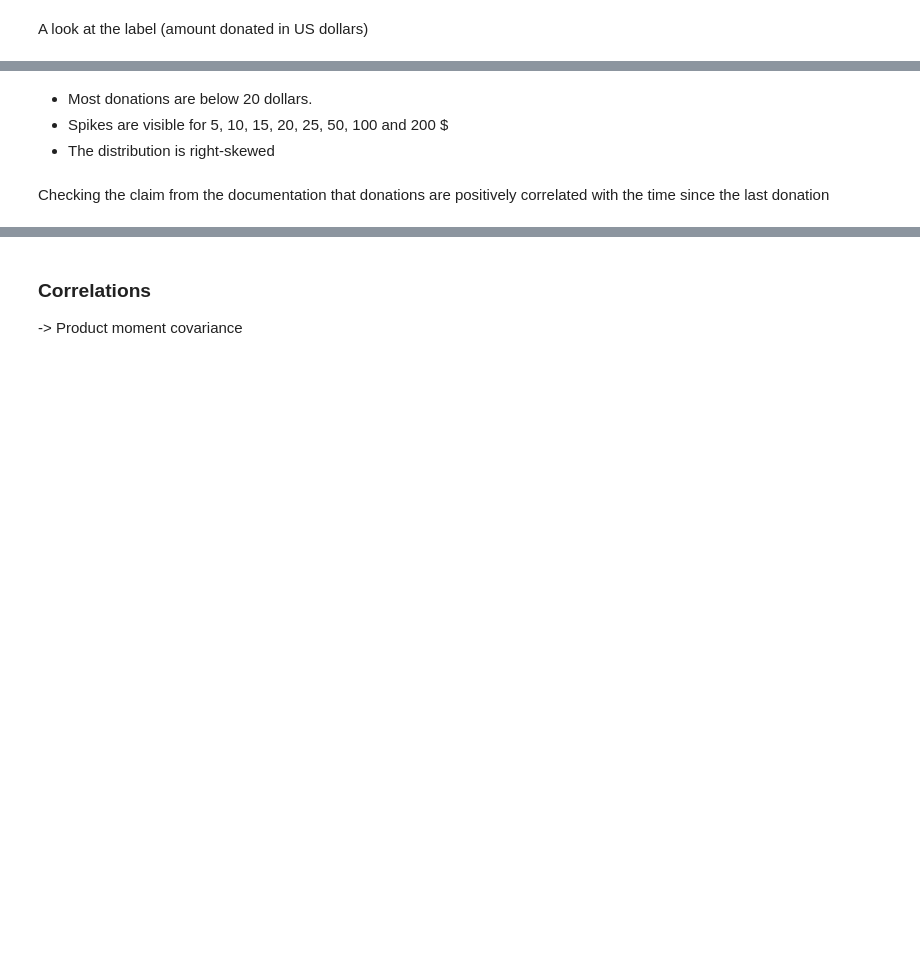
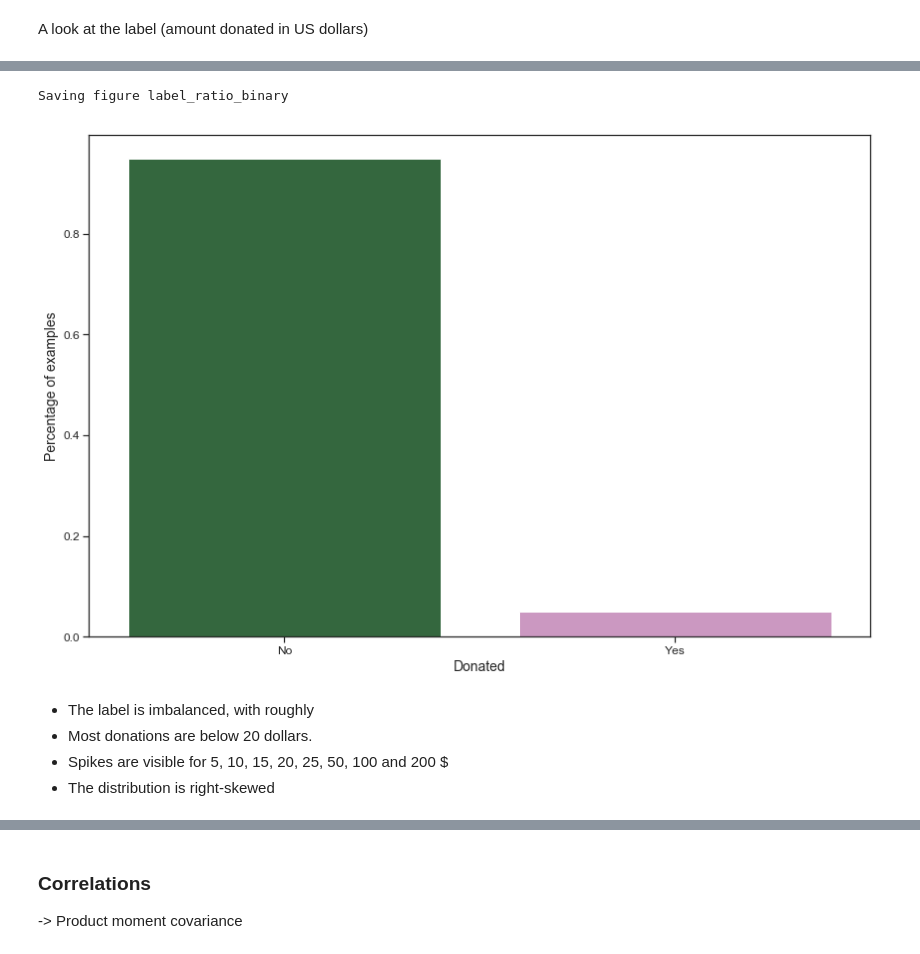
Before and after one commit to datarian/master-thesis-msc-statistics, a Jupyter notebook: code/jupyter_notebooks/eda.ipynb, the cells around one changed output, grey strips where cells are left out. Drawn from its saved outputs; the diff is of its cells as text; code cells hidden in the pictures; blank space fills up the shorter version.

```diff
--- a/code/jupyter_notebooks/eda.ipynb
+++ b/code/jupyter_notebooks/eda.ipynb
@@ -436,6 +414,14 @@ learning.TARGET_D.value_counts()
+# %%
+fig = sns.barplot(x = [0,1], y = learning.groupby('TARGET_B')['TARGET_B'].count()/len(learning.index), palette=sns.color_palette('cubehelix',2));
+fig.set_xticklabels(["No", "Yes"]);
+plt.xlabel("Donated");
+plt.ylabel("Percentage of examples");
+save_fig(fig_id="label_ratio_binary");
+# %% [output]
+Saving figure label_ratio_binary
+[figure, added]
 # %% [markdown]
+* The label is imbalanced, with roughly
 * Most donations are below 20 dollars.
 * Spikes are visible for 5, 10, 15, 20, 25, 50, 100 and 200 $
 * The distribution is right-skewed
-# %% [markdown]
-Checking the claim from the documentation that donations are positively correlated with the time since the last donation
```
Also changed, not shown: parts of 43 cells of this notebook, 3 other files.
